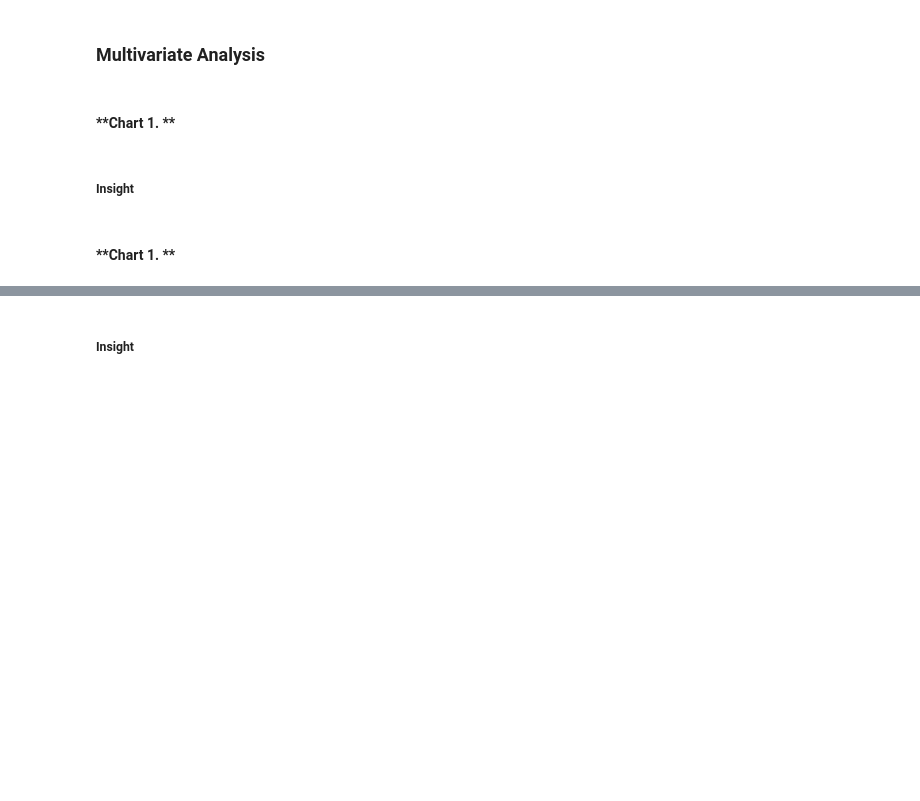
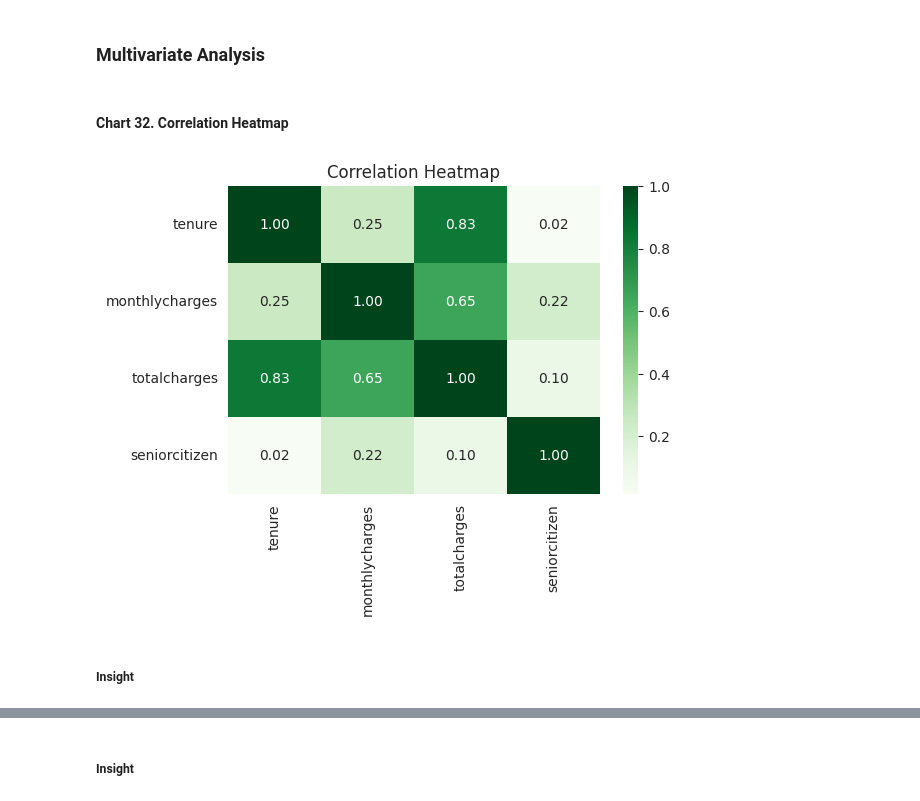
Before and after one commit to Sagarjain93/Machine-Learning-Portfolio, a Jupyter notebook: 03_ML_Practice/Customer_Churn_In_Telecom/Customer_Churn_Telecom.ipynb, the cells around one changed output, grey strips where cells are left out. Saved outputs shown, nothing was run; the diff lists cells and outputs as text; code cells hidden in the pictures; blank space fills up the shorter version.

```diff
--- a/03_ML_Practice/Customer_Churn_In_Telecom/Customer_Churn_Telecom.ipynb
+++ b/03_ML_Practice/Customer_Churn_In_Telecom/Customer_Churn_Telecom.ipynb
@@ -1347,8 +1366,17 @@ Retention improves with:
 # %% [markdown]
 ### **Multivariate Analysis**
 # %% [markdown]
-#### **Chart 1.  **
+#### **Chart 32. Correlation Heatmap**
+# %%
+# Chart No. 32 – Correlation Heatmap (Numerical Features)
+
+plt.figure(figsize=(6,4))
+corr = df[['tenure','monthlycharges','totalcharges','seniorcitizen']].corr()
+
+sns.heatmap(corr, annot=True, cmap='Greens', fmt='.2f')
+plt.title("Correlation Heatmap")
+plt.show()
+# %% [output]
+[figure, added]
 # %% [markdown]
 ##### **Insight**
-# %% [markdown]
-#### **Chart 1.  **
```
Also changed, not shown: parts of 43 cells of this notebook.
